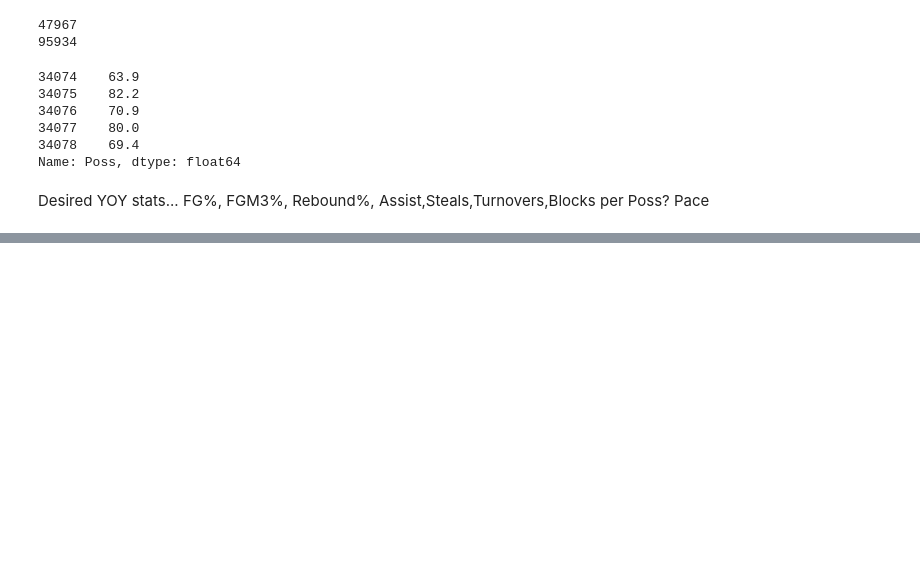
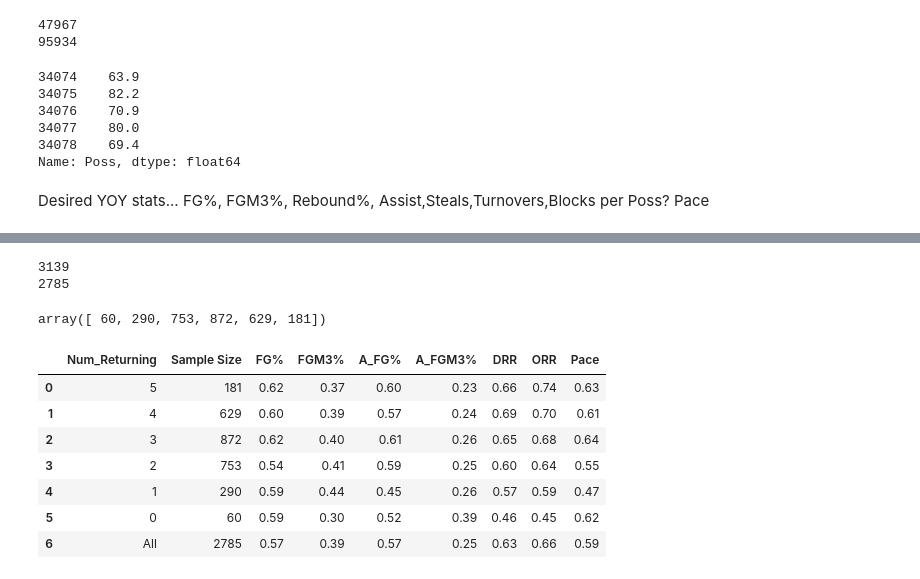
Before and after one commit to btatkinson/ncaa_hoops, a Jupyter notebook: YOY Stats.ipynb, the cells around one changed output, grey strips where cells are left out. Drawn from its saved outputs; the diff is of its cells as text; code cells hidden in the pictures; blank space fills up the shorter version.

```diff
--- a/YOY Stats.ipynb
+++ b/YOY Stats.ipynb
@@ -250,0 +281,3 @@ all_df.to_csv("PL_Returning.csv",index=None)
+# %%
+tgb = pd.merge(tgb, returning, how='left', on=['SeaTeamID','SeaTeamID'])
+tgb.head()
@@ -250,0 +291,12 @@ all_df.to_csv("PL_Returning.csv",index=None)
+# %%
+print(len(tgb))
+tgb = tgb.dropna()
+print(len(tgb))
+# %% [output]
+3139
+2785
+# %%
+sample_sizes = tgb.groupby(['Returning'])['SeaTeamID'].count().values
+sample_sizes
+# %% [output]
+array([ 60, 290, 753, 872, 629, 181])
@@ -250,0 +312,42 @@ all_df.to_csv("PL_Returning.csv",index=None)
+# %%
+cols = ['FG%','FGM3%','A_FG%','A_FGM3%','DRR','ORR','Pace']
+
+rows = []
+
+for num_returning in range(6):
+    sub_df = tgb.loc[tgb['Returning']==num_returning]
+    corrs=[]
+    for col in cols:
+        ncol = 'N'+col
+        corrs.append(np.round(sub_df[col].corr(sub_df[ncol]),2))
+    rows.append(corrs)
+
+# 'All' column
+corrs = []
+for col in cols:
+    ncol = 'N'+col
+    corrs.append(np.round(tgb[col].corr(tgb[ncol]),2))
+rows.append(corrs)
+
+pdf = pd.DataFrame(rows,columns=cols)
+# %%
+pdf['Num_Returning'] = [0,1,2,3,4,5,-1]
+
+sample_sizes = np.append(sample_sizes,sample_sizes.sum())
+pdf['Sample Size'] = sample_sizes
+pdf = pdf[['Num_Returning','Sample Size','FG%','FGM3%','A_FG%','A_FGM3%','DRR','ORR','Pace']]
+
+
+pdf =pdf.sort_values(by=['Num_Returning'], ascending=False).reset_index(drop=True)
+pdf.loc[:,'Num_Returning'] = pdf.Num_Returning.copy().replace(-1,'All')
+
+pdf
+# %% [output]
+|  | Num_Returning | Sample Size | FG% | FGM3% | A_FG% | A_FGM3% | DRR | ORR | Pace |
+| 0 | 5 | 181 | 0.62 | 0.37 | 0.60 | 0.23 | 0.66 | 0.74 | 0.63 |
+| 1 | 4 | 629 | 0.60 | 0.39 | 0.57 | 0.24 | 0.69 | 0.70 | 0.61 |
+| 2 | 3 | 872 | 0.62 | 0.40 | 0.61 | 0.26 | 0.65 | 0.68 | 0.64 |
+| 3 | 2 | 753 | 0.54 | 0.41 | 0.59 | 0.25 | 0.60 | 0.64 | 0.55 |
+| 4 | 1 | 290 | 0.59 | 0.44 | 0.45 | 0.26 | 0.57 | 0.59 | 0.47 |
+| 5 | 0 | 60 | 0.59 | 0.30 | 0.52 | 0.39 | 0.46 | 0.45 | 0.62 |
+| 6 | All | 2785 | 0.57 | 0.39 | 0.57 | 0.25 | 0.63 | 0.66 | 0.59 |
```
Also changed, not shown: parts of 14 cells of this notebook.
